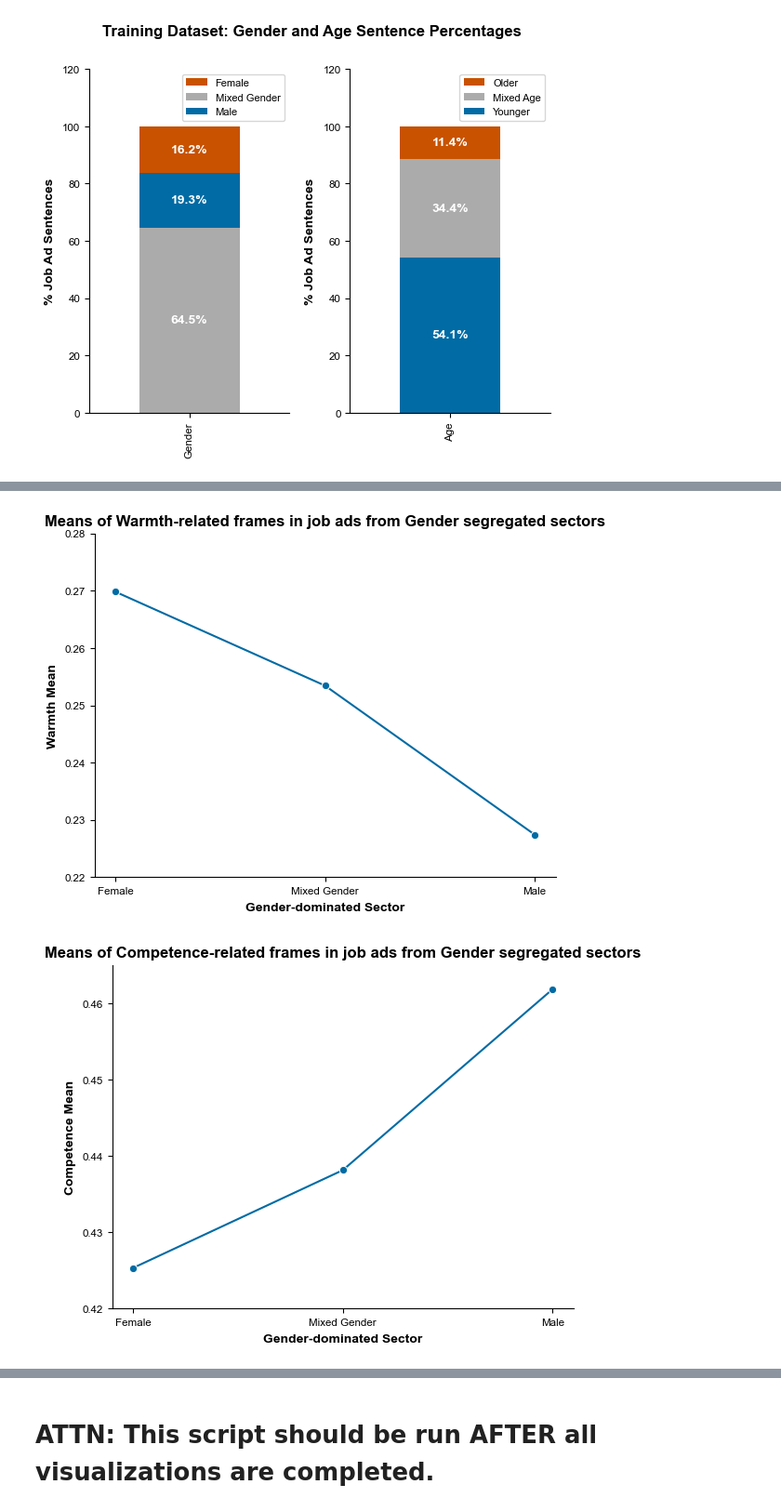
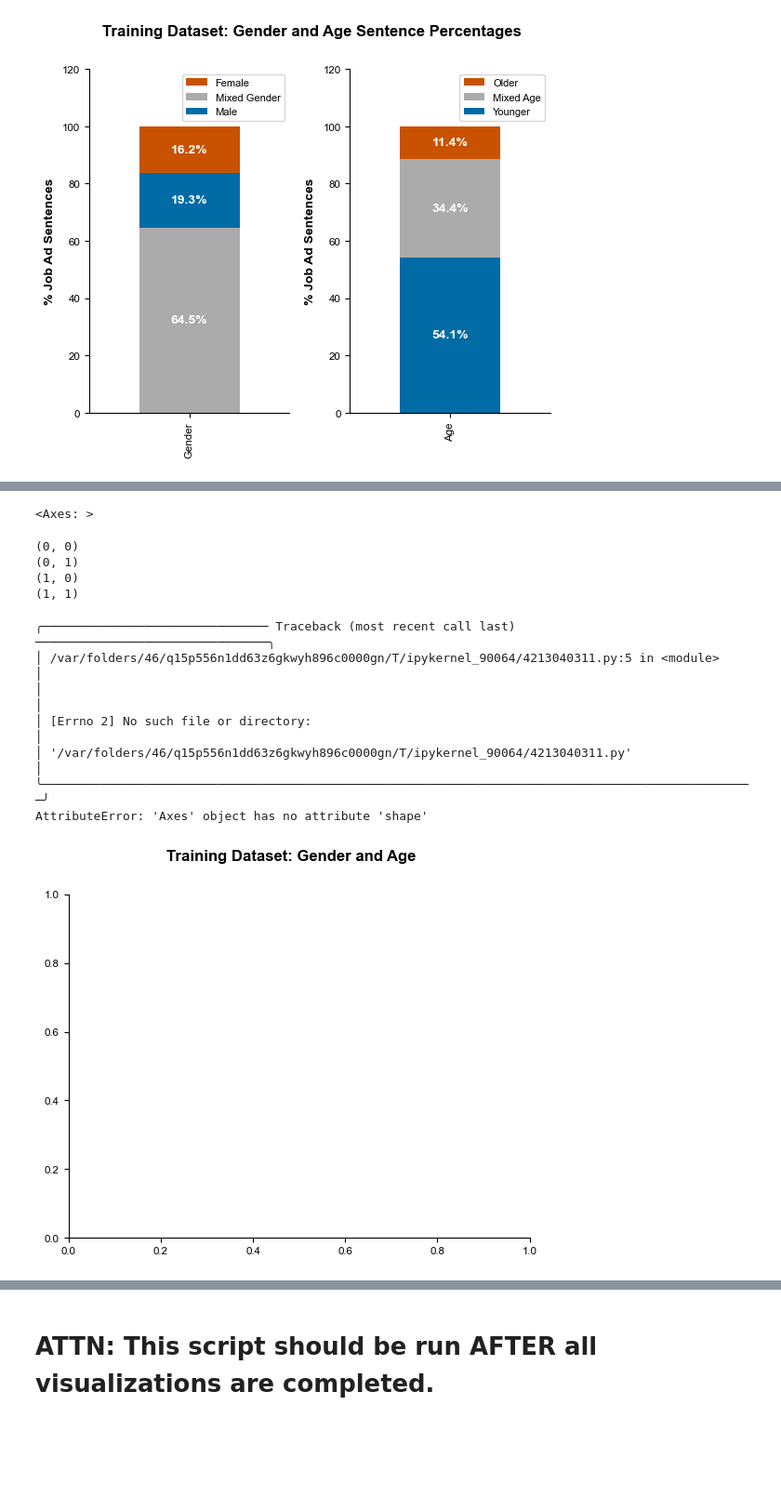
Before and after one commit to noon-abdulqadir/Automating_Equity1_Code, a Jupyter notebook: 1. Cleaning and Preprocessing/6. manual_data_descriptives_visualization_and_tables.ipynb, the cells around one changed output, grey strips where cells are left out. Shown at 93% size. Drawn from its saved outputs; the diff is of its cells as text; code cells hidden in the pictures; blank space fills up the shorter version.

```diff
--- a/1. Cleaning and Preprocessing/6. manual_data_descriptives_visualization_and_tables.ipynb
+++ b/1. Cleaning and Preprocessing/6. manual_data_descriptives_visualization_and_tables.ipynb
@@ -369,10 +369,10 @@ for i, tick_label in enumerate(ax.get_ymajorticklabels()):
         xy=(48, 0.3+i), ha='center', va='center'
     )
 
-for save_format in ['eps', 'png']:
+for image_save_format in ['eps', 'png', 'svg']:
     fig.savefig(
-        f'{plot_save_path}Manually Annotated Warmth and Competence Sentences.{save_format}',
-        format=save_format, dpi=3000, bbox_inches='tight'
+        f'{plot_save_path}Manually Annotated Warmth and Competence Sentences.{image_save_format}',
+        format=image_save_format, dpi=3000, bbox_inches='tight'
     )
 # %% [output]
 WARNING:matplotlib.backends.backend_ps:The PostScript backend does not support transparency; partially transparent artists will be rendered opaque.
@@ -401,10 +401,10 @@ for ax in axs:
         order = [2, 1, 0] if 'Older' in labels else [2, 0, 1]
         ax.legend([handles[idx] for idx in order],[labels[idx] for idx in order], loc='upper right', fontsize=8, )
 
-for save_format in ['eps', 'png']:
+for image_save_format in ['eps', 'png', 'svg']:
     fig.savefig(
-        f'{plot_save_path}Manually Annotated Gender and Age Sentences.{save_format}',
-        format=save_format, dpi=3000, bbox_inches='tight'
+        f'{plot_save_path}Manually Annotated Gender and Age Sentences.{image_save_format}',
+        format=image_save_format, dpi=3000, bbox_inches='tight'
     )
 # %% [output]
 WARNING:matplotlib.backends.backend_ps:The PostScript backend does not support transparency; partially transparent artists will be rendered opaque.
@@ -451,30 +466,54 @@ WARNING:matplotlib.backends.backend_ps:The PostScript backend does not support t
+# %%
+axs[ax[0], ax[1]]
+# %% [output]
+<Axes: >
+# %%
+i = 0
+for ax in np.ndindex(axs.shape):
+    print(ax)
+    i += 1
+# %% [output]
+(0, 0)
+(0, 1)
+(1, 0)
+(1, 1)
 # %%
 # Make line plots
-for iv, dv in tqdm_product(['Gender', 'Age'], ['Warmth', 'Competence']):
+fig, axs = plt.subplots(2, 2)
+fig.suptitle('Training Dataset: Gender and Age')
+
+for ax, iv, dv in tqdm_product(np.ndindex(axs.shape), ['Gender', 'Age'], ['Warmth', 'Competence']):
     df_manual = categorize_df_gender_age(df_manual)
 
-    title = f'Means of {df_manual}-related frames in job ads from {iv} segregated sectors'
-    data = df.groupby(iv)[df_manual].agg('mean')
+    title = f'Means of {dv}-related frames in job ads from {iv} segregated sectors'
+    data = df_manual.groupby(iv)[dv].agg('mean')
 
     line_plot = sns.lineplot(
-        data=data.astype(float), marker='o', legend='full'
+        data=data.astype(float), marker='o', legend='full', color='C0', ax=axs[ax],
     )
-    line_plot.set(
-        title=title,
-        xlabel=f'{iv}-dominated Sector',
-        ylabel=f'{dv} Mean',
-    )
-    fig = line_plot.get_figure()
+    # line_plot.set(
+    #     title=title,
+    #     xlabel=f'{iv}-dominated Sector',
+    #     ylabel=f'{dv} Mean',
+    # )
+    # fig = line_plot.get_figure()
+    i += 1
 
-    for save_format in ['eps', 'png']:
-        fig.savefig(
-            f'{plot_save_path}Line Plot - Manually Annotated {iv} x {dv} Sentences.{save_format}',
-            format=save_format, dpi=3000, bbox_inches='tight'
-        )
-    plt.show()
-    plt.clf()
-    plt.cla()
-    plt.close()
+    # for image_save_format in ['eps', 'png', 'svg']:
+    #     fig.savefig(
+    #         f'{plot_save_path}Line Plot - Manually Annotated {iv} x {dv} Sentences.{image_save_format}',
+    #         format=image_save_format, dpi=3000, bbox_inches='tight'
+    #     )
+    # plt.show()
+    # plt.clf()
+    # plt.cla()
+    # plt.close()
 # %% [output]
+╭─────────────────────────────── Traceback (most recent call last) ────────────────────────────────╮
+│ /var/folders/46/q15p556n1dd63z6gkwyh896c0000gn/T/ipykernel_90064/4213040311.py:5 in <module>     │
+│                                                                                                  │
+│ [Errno 2] No such file or directory:                                                             │
+│ '/var/folders/46/q15p556n1dd63z6gkwyh896c0000gn/T/ipykernel_90064/4213040311.py'                 │
+╰──────────────────────────────────────────────────────────────────────────────────────────────────╯
+AttributeError: 'Axes' object has no attribute 'shape'
-[figure, old version]
+[figure, new version]
-[figure, removed]
```
Also changed, not shown: parts of 6 cells of this notebook, 4 other files.
